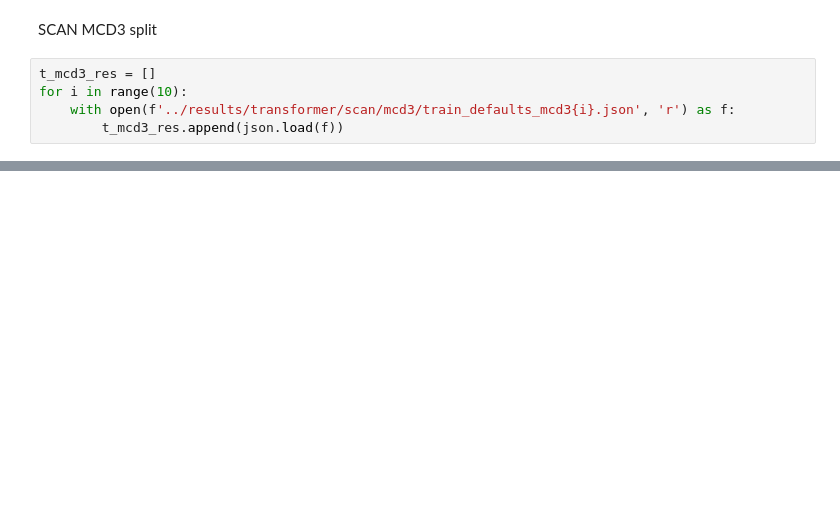
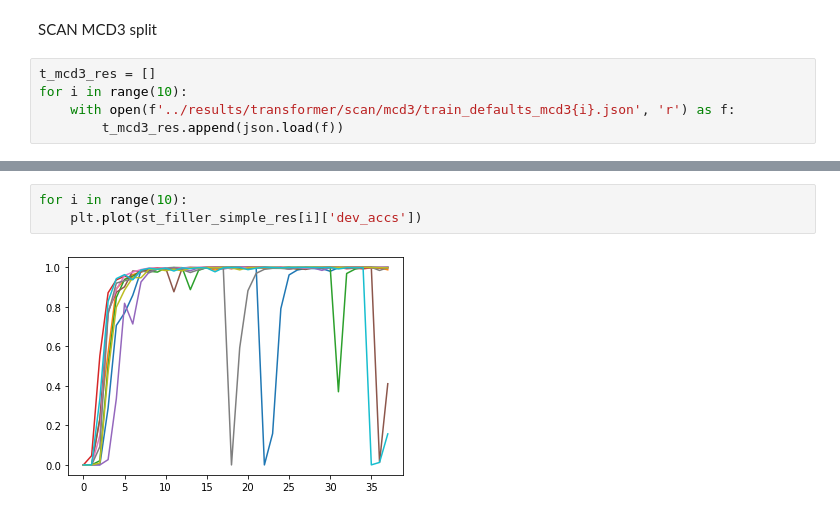
Before and after one commit to ayushchakravarthy/language_compositionality, a Jupyter notebook: results.ipynb, the cells around one changed output, grey strips where cells are left out. Saved outputs shown, nothing was run; the diff lists cells and outputs as text; blank space fills up the shorter version.

```diff
--- a/results.ipynb
+++ b/results.ipynb
@@ -156,0 +176,5 @@ print(np.mean(t_mcd3_best), '+-', np.std(t_mcd3_best))
+# %%
+for i in range(10):
+    plt.plot(st_filler_simple_res[i]['dev_accs'])
+# %% [output]
+[figure, added]
```
Also changed, not shown: parts of 84 cells of this notebook, 10 other files.
